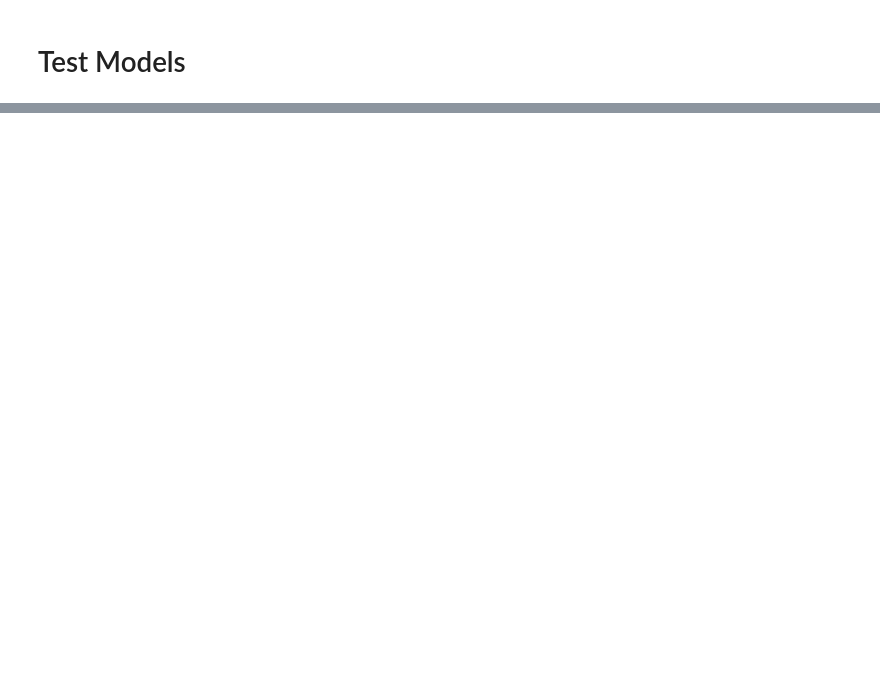
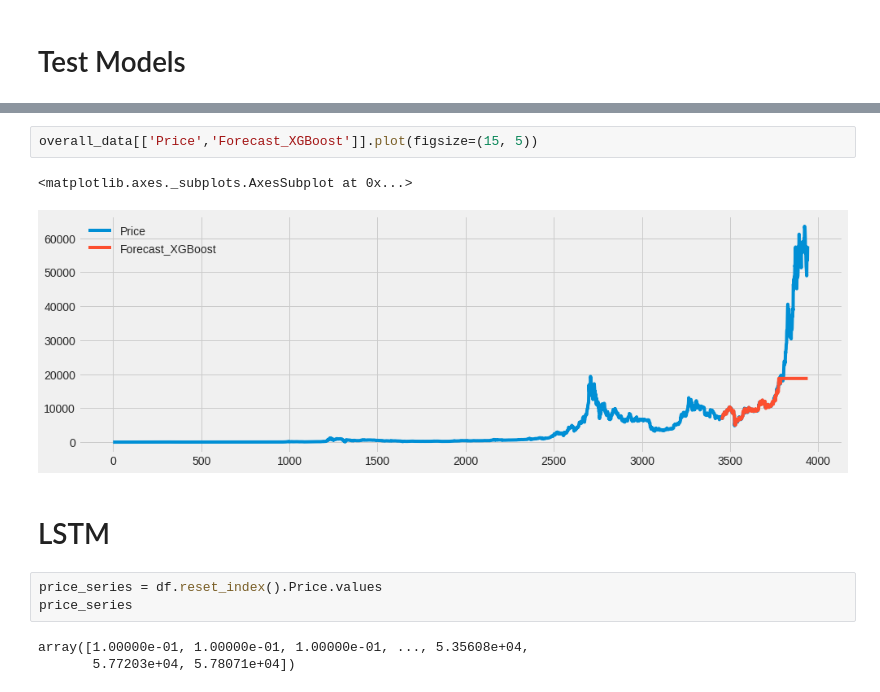
Before and after one commit to MahdyShayesteh/SBU_DataMining_Python, a Jupyter notebook: exercise3_part3.ipynb, the cells around one changed output, grey strips where cells are left out. Drawn from its saved outputs; the diff is of its cells as text; blank space fills up the shorter version.

```diff
--- a/exercise3_part3.ipynb
+++ b/exercise3_part3.ipynb
@@ -171,0 +353,13 @@ print('%.2f ' % (svr_rbf_pred_score),'test score SVR with rbf kernel')
+# %%
+overall_data[['Price','Forecast_XGBoost']].plot(figsize=(15, 5))
+# %% [output]
+<matplotlib.axes._subplots.AxesSubplot at 0x...>
+[figure, added]
+# %% [markdown]
+# LSTM
+# %%
+price_series = df.reset_index().Price.values
+price_series
+# %% [output]
+array([1.00000e-01, 1.00000e-01, 1.00000e-01, ..., 5.35608e+04,
+       5.77203e+04, 5.78071e+04])
```
Also changed, not shown: parts of 34 cells of this notebook.
